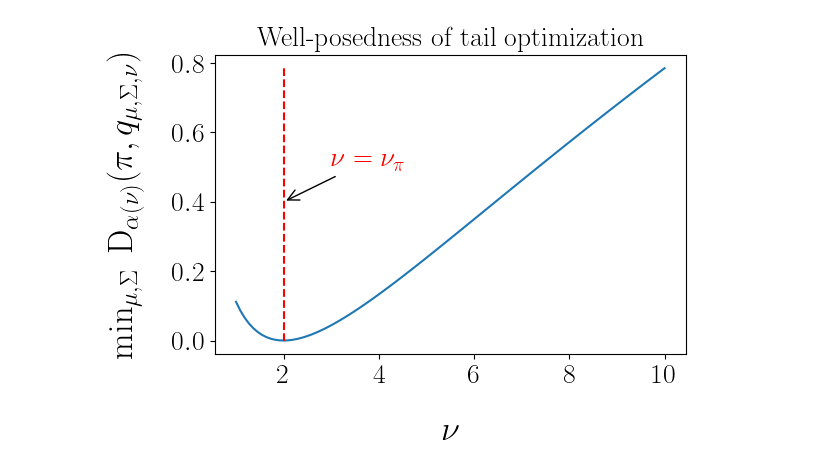
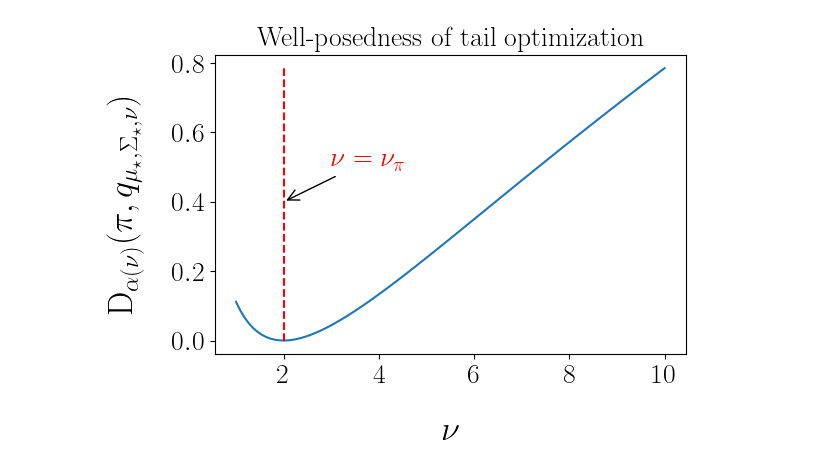
Before and after one commit to nicola144/ais-heavy-tails, a Jupyter notebook: Optimal Rényi.ipynb, the cells around one changed output. Cells and saved outputs as stored; diff of their text form; code cells hidden in the pictures.

```diff
--- a/Optimal Rényi.ipynb
+++ b/Optimal Rényi.ipynb
@@ -38,31 +38,31 @@ def matrix_condition(d,cond):
 # %%
 plt.rc('text', usetex=True)
 plt.rc('font', family='serif')
 
 d = 5
 shape_target = matrix_condition(d,10)
 dof_target = 2
 nb_dof_test = 100
 
 dof_prop_test = np.linspace(1, 10, nb_dof_test)
 res = []
 for i in range(nb_dof_test):
     res.append(optimal_Renyi(d, dof_target, shape_target, dof_prop_test[i]))
 
 plt.plot(dof_prop_test, res)
 plt.vlines(dof_target, ymin = 0.0, ymax = res[nb_dof_test-1], color='red', linestyle='--')
 plt.xlabel(r'$ \nu $')
-plt.ylabel(r'$ \min_{\mu, \Sigma}\; \mathrm{D}_{\alpha(\nu)}(\pi, q_{\mu, \Sigma, \nu}) $')
+plt.ylabel(r'$\mathrm{D}_{\alpha(\nu)}(\pi, q_{\mu_{\star}, \Sigma_{\star}, \nu}) $')
 plt.title(r"Well-posedness of tail optimization")
 
 # Adding a LaTeX annotation
 plt.annotate(r'$\nu = \nu_{\pi}$', (dof_target, 0.4),
              xytext=(dof_target + 1, 0.5),
              arrowprops=dict(facecolor='red', arrowstyle='->'),
              fontsize=20, color='red')
 
 plt.tight_layout()
 
 plt.savefig('./results/tail_wellposedness.pdf', bbox_inches='tight')
 # %% [output]
-[figure, old version]
+[figure, new version]
```
Also changed, not shown: 1 other file.
